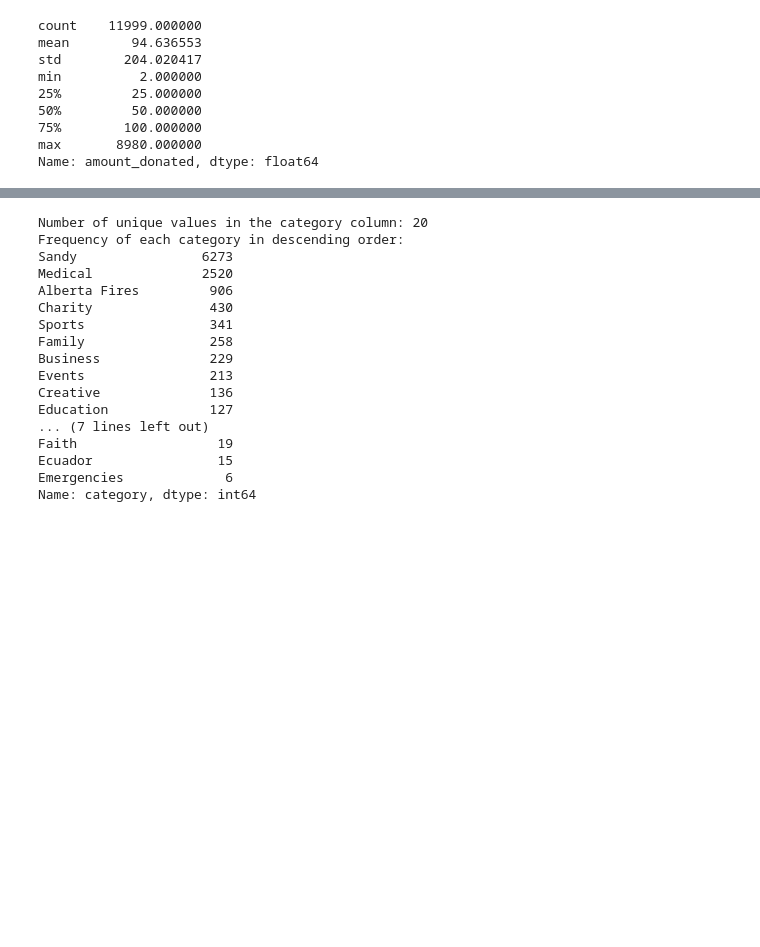
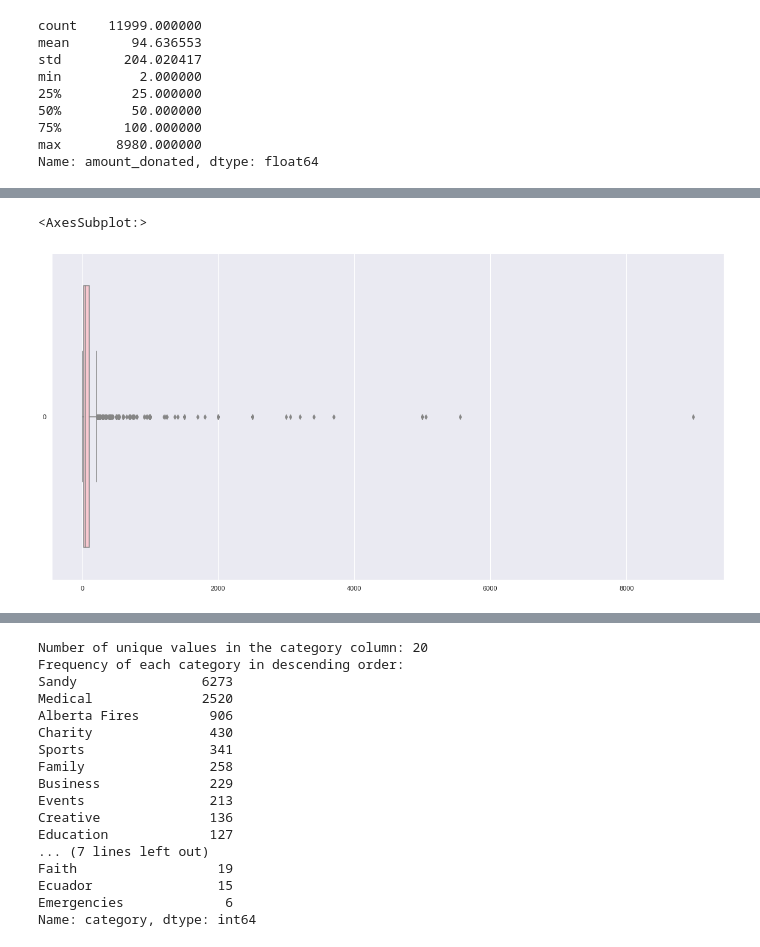
Before and after one commit to tnathu-ai/Oaktree, a Jupyter notebook: task.ipynb, the cells around one changed output, grey strips where cells are left out. Drawn from its saved outputs; the diff is of its cells as text; code cells hidden in the pictures; blank space fills up the shorter version.

```diff
--- a/task.ipynb
+++ b/task.ipynb
@@ -29,0 +26,25 @@ import numpy as np
+# %%
+# Import the libraries
+import pandas as pd
+import numpy as np
+from scipy.stats import t
+from scipy import stats
+from statistics import *
+from scipy.stats import shapiro
+from numpy import mean
+from numpy import std
+
+# Modules for data visualization
+import seaborn as sns
+import matplotlib.pyplot as plt
+import matplotlib.patches as mpatches
+
+# import code as a function
+from src.utils import *
+
+# ignore warning
+import warnings
+warnings.filterwarnings('ignore')
+
+# set desired matplotlib gloabal figure size
+plt.rcParams["figure.figsize"] = (20,10)
@@ -260,0 +194,6 @@ memory usage: 457.1 KB
+# %%
+# boxplot after removing outliers
+sns.boxplot(data=df.amount_donated,orient="h",color="pink")
+# %% [output]
+<AxesSubplot:>
+[figure, added]
```
Also changed, not shown: parts of 54 cells of this notebook, 4 other files.
